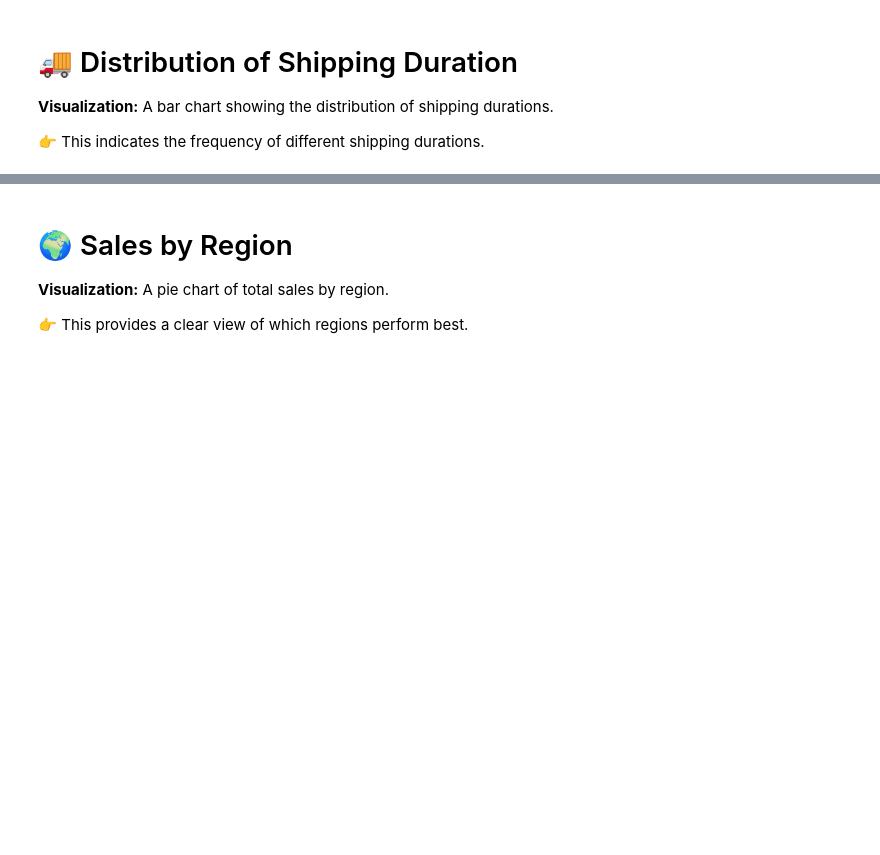
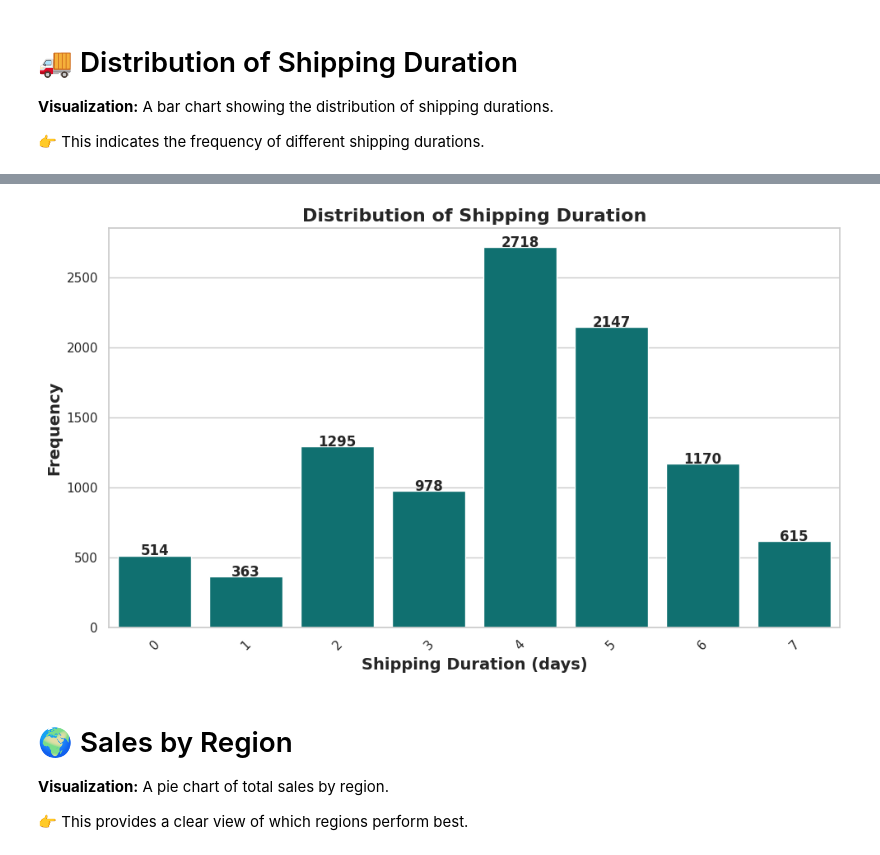
Before and after one commit to maimunul/Mental-Health-Data-Kaggle-Competition-S4-E11, a Jupyter notebook: supermarket-sales-usa-trends-forecasts.ipynb, the cells around one changed output, grey strips where cells are left out. Saved outputs shown, nothing was run; the diff lists cells and outputs as text; code cells hidden in the pictures; blank space fills up the shorter version.

```diff
--- a/supermarket-sales-usa-trends-forecasts.ipynb
+++ b/supermarket-sales-usa-trends-forecasts.ipynb
@@ -164,6 +234,35 @@ fig.update_traces(marker_color='teal', textposition='outside')
 fig.show()
 # %% [output]
 [interactive output not drawn]
+# %%
+df.index = pd.to_datetime(df.index)
+df['Shipping Duration'] = (df['Ship Date'] - df.index).dt.days
+shipping_duration_counts = df['Shipping Duration'].value_counts().sort_index()
+
+sns.set_theme(style="whitegrid")
+
+fig, ax = plt.subplots(figsize=(10, 6))
+
+sns.barplot(
+    x=shipping_duration_counts.index,
+    y=shipping_duration_counts.values,
+    color='teal',
+    ax=ax
+)
+
+ax.set_xlabel('Shipping Duration (days)', fontsize=14, fontweight='bold')
+ax.set_ylabel('Frequency', fontsize=14, fontweight='bold')
+ax.set_title('Distribution of Shipping Duration', fontsize=16, fontweight='bold')
+
+for i, v in enumerate(shipping_duration_counts.values):
+    ax.text(shipping_duration_counts.index[i], v + 0.5, str(v), ha='center', fontsize=12, fontweight='bold')
+
+plt.xticks(rotation=45)
+plt.tight_layout()
+
+plt.show()
+# %% [output]
+[figure, added]
 # %% [markdown]
 # 🌍 Sales by Region
 **Visualization:**  A pie chart of total sales by region.
```
Also changed, not shown: parts of 10 cells of this notebook.
